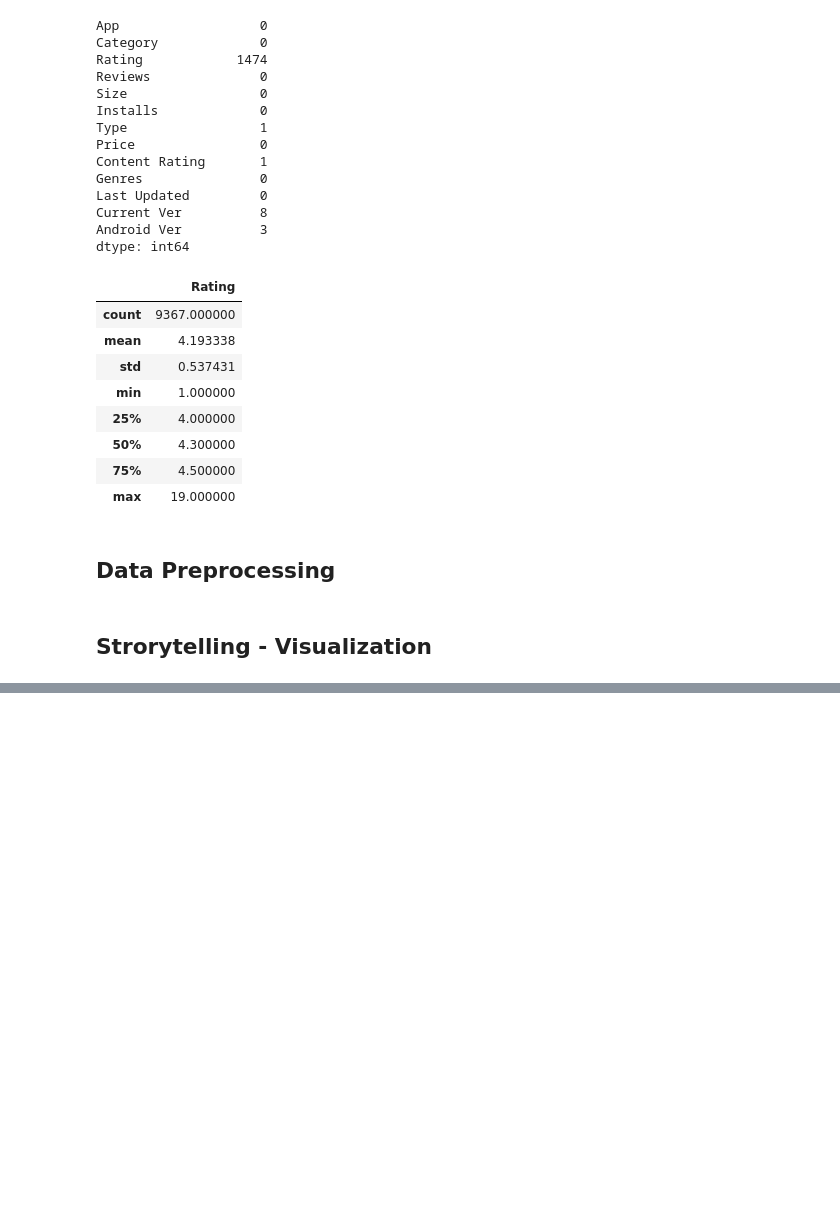
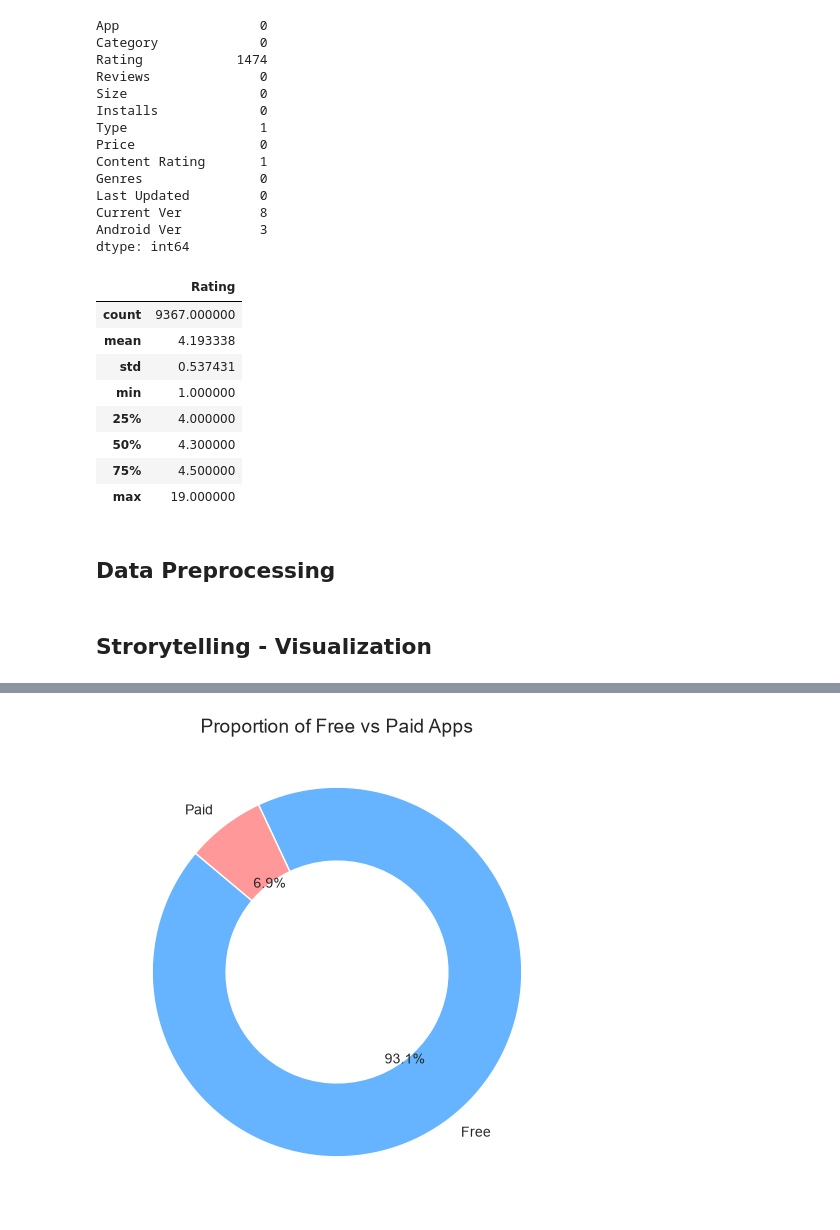
Before and after one commit to Shideh-kadkhodaei/google-play-data-anlysis, a Jupyter notebook: Project 1.ipynb, the cells around one changed output, grey strips where cells are left out. Drawn from its saved outputs; the diff is of its cells as text; code cells hidden in the pictures; blank space fills up the shorter version.

```diff
--- a/Project 1.ipynb
+++ b/Project 1.ipynb
@@ -200,0 +174,11 @@ plt.show()
+# %%
+# Proportional market share between Free and Paid apps
+type_counts = df['Type'].value_counts()
+
+plt.figure(figsize=(6, 6))
+plt.pie(type_counts, labels=type_counts.index, autopct='%1.1f%%', startangle=140,
+        colors=['#66b3ff', '#ff9999'], wedgeprops=dict(width=0.4, edgecolor='white'))
+plt.title('Proportion of Free vs Paid Apps', fontsize=14)
+plt.show()
+# %% [output]
+[figure, added]
```
Also changed, not shown: parts of 25 cells of this notebook, 1 other file.
